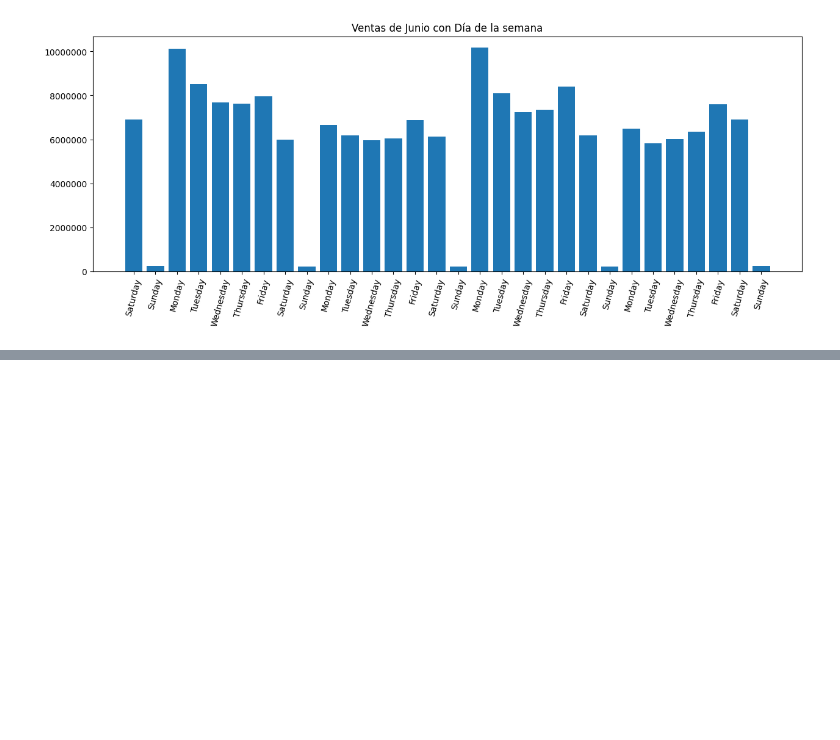
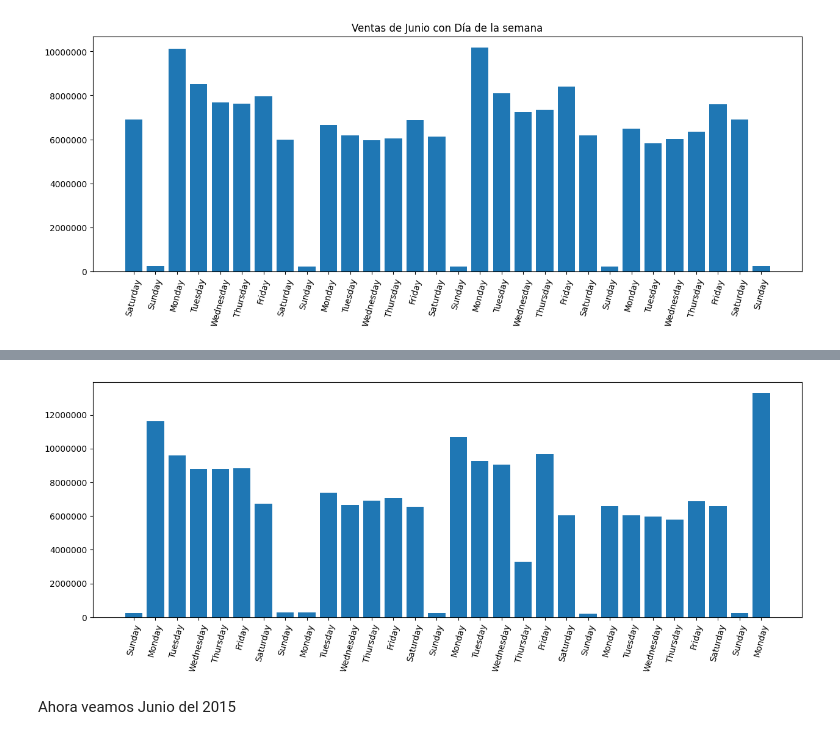
Before and after one commit to charligram/7_rossman_store_sales, a Jupyter notebook: notebooks/01_EDA.ipynb, the cells around one changed output, grey strips where cells are left out. Saved outputs shown, nothing was run; the diff lists cells and outputs as text; code cells hidden in the pictures; blank space fills up the shorter version.

```diff
--- a/notebooks/01_EDA.ipynb
+++ b/notebooks/01_EDA.ipynb
@@ -582,0 +585,6 @@ Text(0.5, 1.0, 'Ventas de Junio con Día de la semana')
+# %%
+df_2014_junio = df_2014[
+    df_2014["Date"].dt.month == 6
+]
+# %%
+group_ventas_2014_junio = df_2014_junio.groupby("Date")["Sales"].sum()
@@ -582,0 +611,4 @@ Text(0.5, 1.0, 'Ventas de Junio con Día de la semana')
+# %%
+group_ventas_2014_junio = group_ventas_2014_junio.reset_index()
+# %%
+group_ventas_2014_junio["DayOfWeek"] = group_ventas_2014_junio["Date"].dt.day_name()
@@ -582,0 +635,22 @@ Text(0.5, 1.0, 'Ventas de Junio con Día de la semana')
+# %%
+plt.figure(figsize=(15, 5))
+
+plt.bar(
+    group_ventas_2014_junio["Date"],
+    group_ventas_2014_junio["Sales"]
+)
+
+plt.xticks(
+    ticks=group_ventas_2014_junio["Date"],
+    labels=group_ventas_2014_junio["DayOfWeek"],
+    rotation=75
+)
+
+plt.ticklabel_format(
+    style="plain",
+    axis="y"
+)
+# %% [output]
+[figure, added]
+# %% [markdown]
+Ahora veamos Junio del 2015
```
Also changed, not shown: parts of 40 cells of this notebook.
